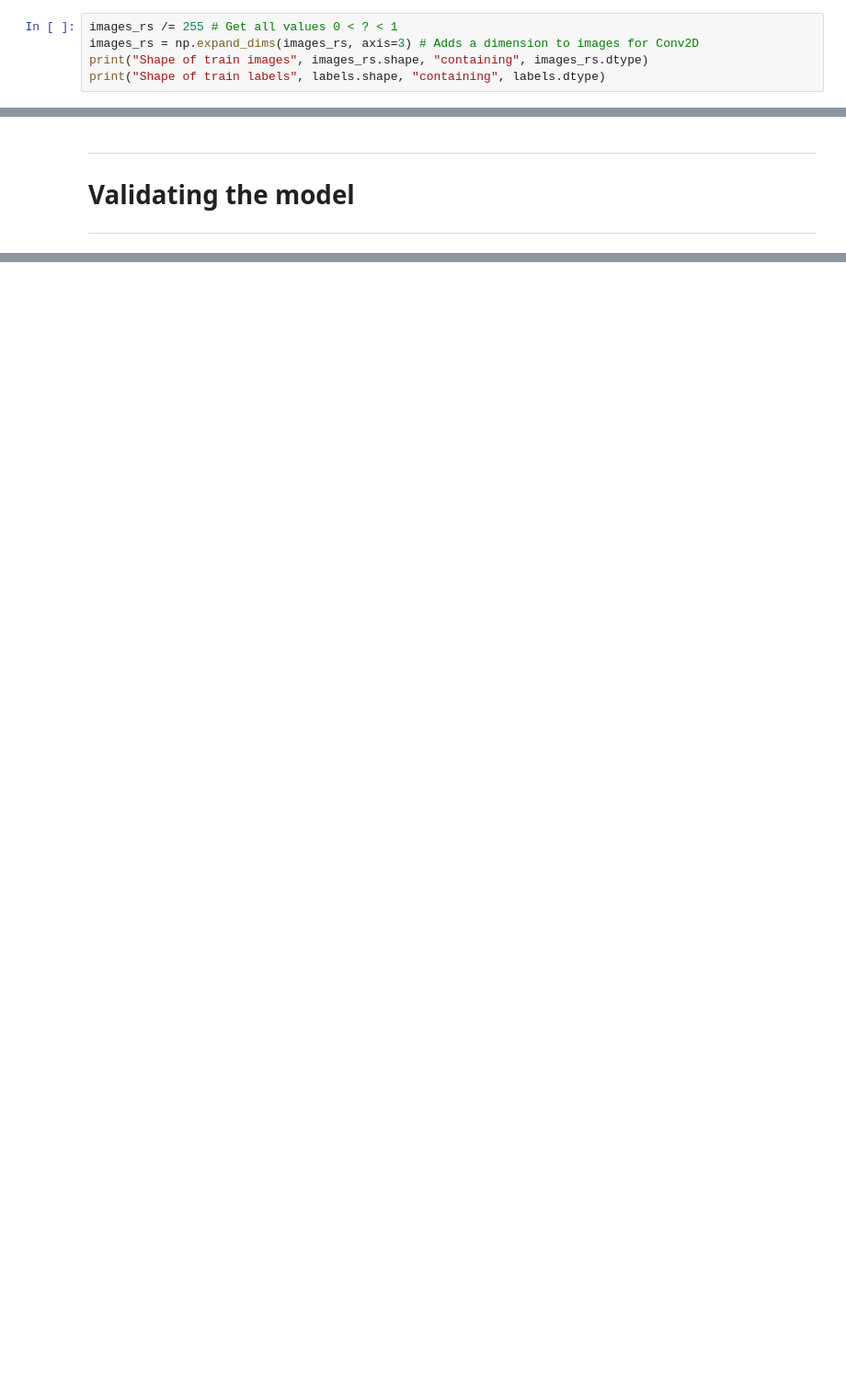
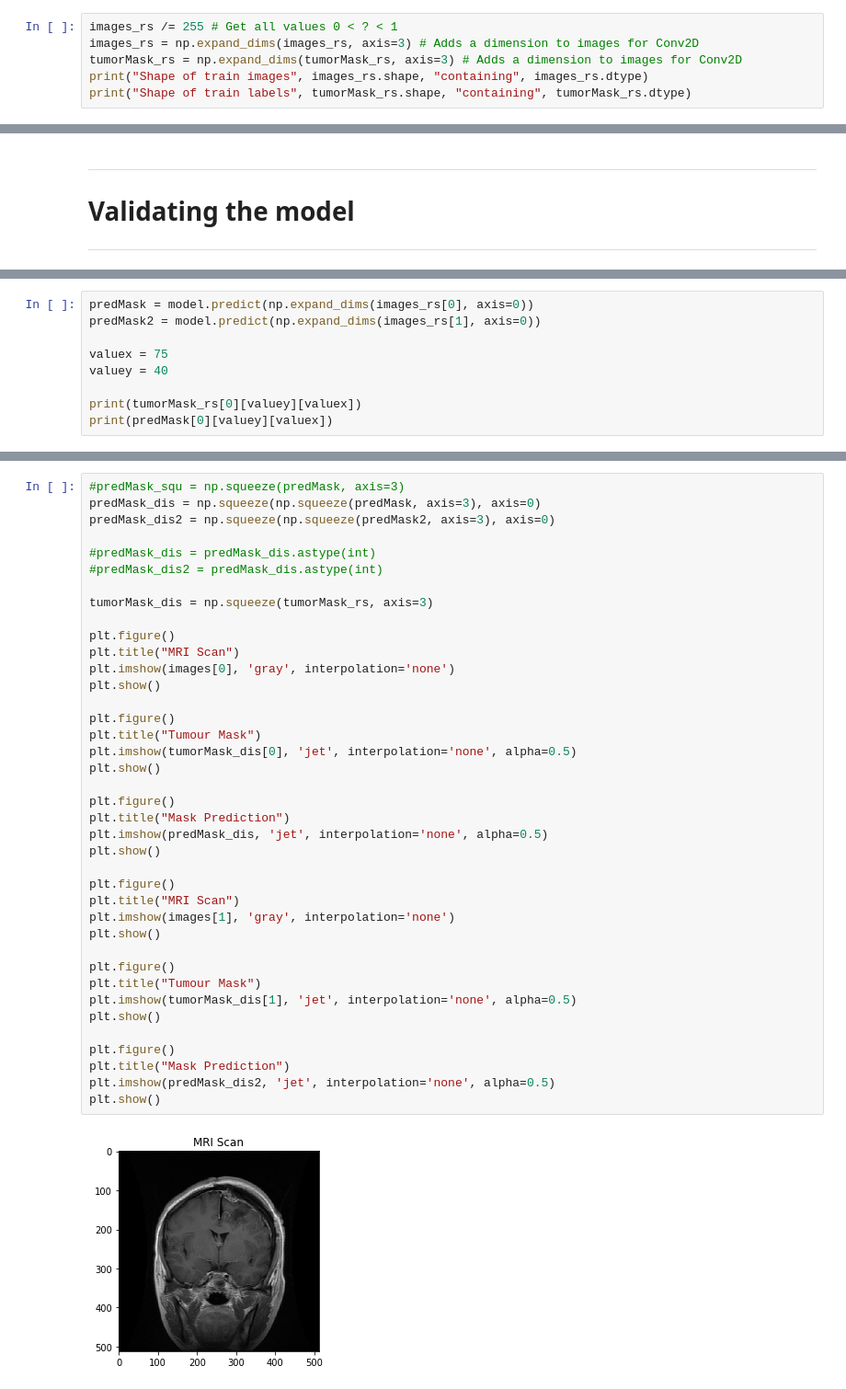
Before and after one commit to jw01324/COM3025, a Jupyter notebook: COM3025.ipynb, the cells around one changed output, grey strips where cells are left out. Shown: that part at 92% size. Cells and saved outputs as stored; diff of their text form; blank space fills up the shorter version.

```diff
--- a/COM3025.ipynb
+++ b/COM3025.ipynb
@@ -199,7 +165,8 @@ New Dataset Size: (3064, 128, 128)
 # %%
 images_rs /= 255 # Get all values 0 < ? < 1
 images_rs = np.expand_dims(images_rs, axis=3) # Adds a dimension to images for Conv2D
+tumorMask_rs = np.expand_dims(tumorMask_rs, axis=3) # Adds a dimension to images for Conv2D
 print("Shape of train images", images_rs.shape, "containing", images_rs.dtype)
-print("Shape of train labels", labels.shape, "containing", labels.dtype)
+print("Shape of train labels", tumorMask_rs.shape, "containing", tumorMask_rs.dtype)
 # %% [output]
 Shape of train images (3064, 128, 128, 1) containing float64
@@ -444,0 +353,9 @@ for i in range (0, 3):
+# %%
+predMask = model.predict(np.expand_dims(images_rs[0], axis=0))
+predMask2 = model.predict(np.expand_dims(images_rs[1], axis=0))
+
+valuex = 75
+valuey = 40
+
+print(tumorMask_rs[0][valuey][valuex])
+print(predMask[0][valuey][valuex])
@@ -444,0 +374,41 @@ for i in range (0, 3):
+# %%
+#predMask_squ = np.squeeze(predMask, axis=3)
+predMask_dis = np.squeeze(np.squeeze(predMask, axis=3), axis=0)
+predMask_dis2 = np.squeeze(np.squeeze(predMask2, axis=3), axis=0)
+
+#predMask_dis = predMask_dis.astype(int)
+#predMask_dis2 = predMask_dis.astype(int)
+
+tumorMask_dis = np.squeeze(tumorMask_rs, axis=3)
+
+plt.figure()
+plt.title("MRI Scan")
+plt.imshow(images[0], 'gray', interpolation='none')
+plt.show()
+
+plt.figure()
+plt.title("Tumour Mask")
+plt.imshow(tumorMask_dis[0], 'jet', interpolation='none', alpha=0.5)
+plt.show()
+
+plt.figure()
+plt.title("Mask Prediction")
+plt.imshow(predMask_dis, 'jet', interpolation='none', alpha=0.5)
+plt.show()
+
+plt.figure()
+plt.title("MRI Scan")
+plt.imshow(images[1], 'gray', interpolation='none')
+plt.show()
+
+plt.figure()
+plt.title("Tumour Mask")
+plt.imshow(tumorMask_dis[1], 'jet', interpolation='none', alpha=0.5)
+plt.show()
+
+plt.figure()
+plt.title("Mask Prediction")
+plt.imshow(predMask_dis2, 'jet', interpolation='none', alpha=0.5)
+plt.show()
+# %% [output]
+[figure, added]
```
Also changed, not shown: parts of 18 cells of this notebook.
